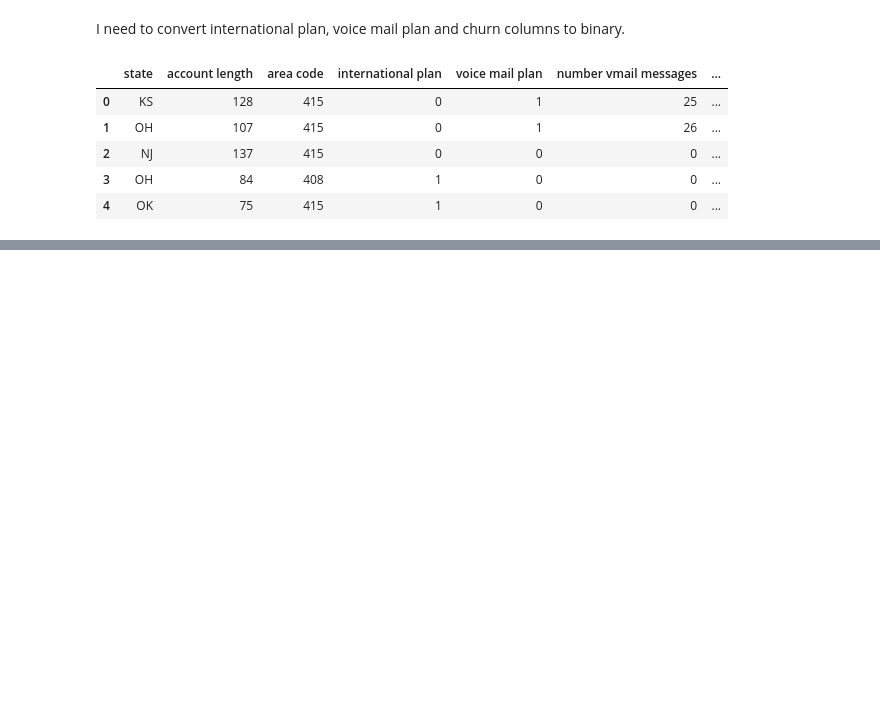
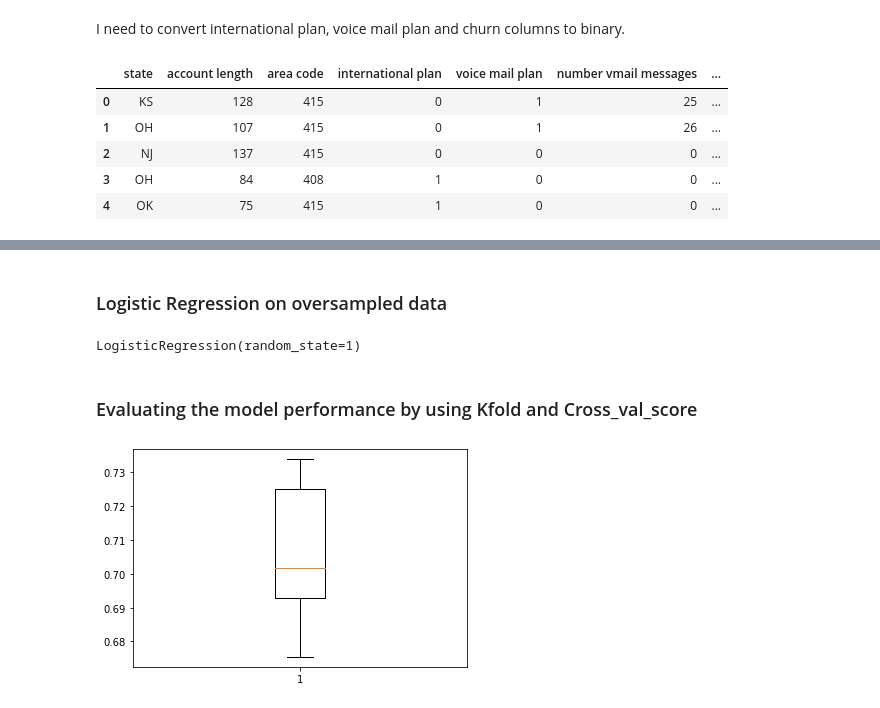
Before and after one commit to gt1719/syriatel_costumer_churn_analysis, a Jupyter notebook: syriatel_costumer_churn_analysis.ipynb, the cells around one changed output, grey strips where cells are left out. Cells and saved outputs as stored; diff of their text form; code cells hidden in the pictures; blank space fills up the shorter version.

```diff
--- a/syriatel_costumer_churn_analysis.ipynb
+++ b/syriatel_costumer_churn_analysis.ipynb
@@ -221,0 +390,24 @@ data.head()
+# %% [markdown]
+### Logistic Regression on oversampled data
+# %%
+log_reg_over = LogisticRegression(random_state=1)
+
+# Training the basic Logistic Regression model with training set
+log_reg_over.fit(X_train_over, y_train_over)
+# %% [output]
+LogisticRegression(random_state=1)
+# %% [markdown]
+### Evaluating the model performance by using Kfold and Cross_val_score
+# %%
+scoring = "recall"
+kfold = StratifiedKFold(
+    n_splits=5, shuffle=True, random_state=1) # setting number of splits equal to 5
+cv_result_over = cross_val_score(
+    estimator=log_reg_over, X=X_train_over, y=y_train_over, scoring=scoring, cv=kfold
+)
+
+# Plotting boxplots for Cv scores of model defined above
+plt.boxplot(cv_result_over)
+plt.show()
+# %% [output]
+[figure, added]
```
Also changed, not shown: parts of 36 cells of this notebook.
